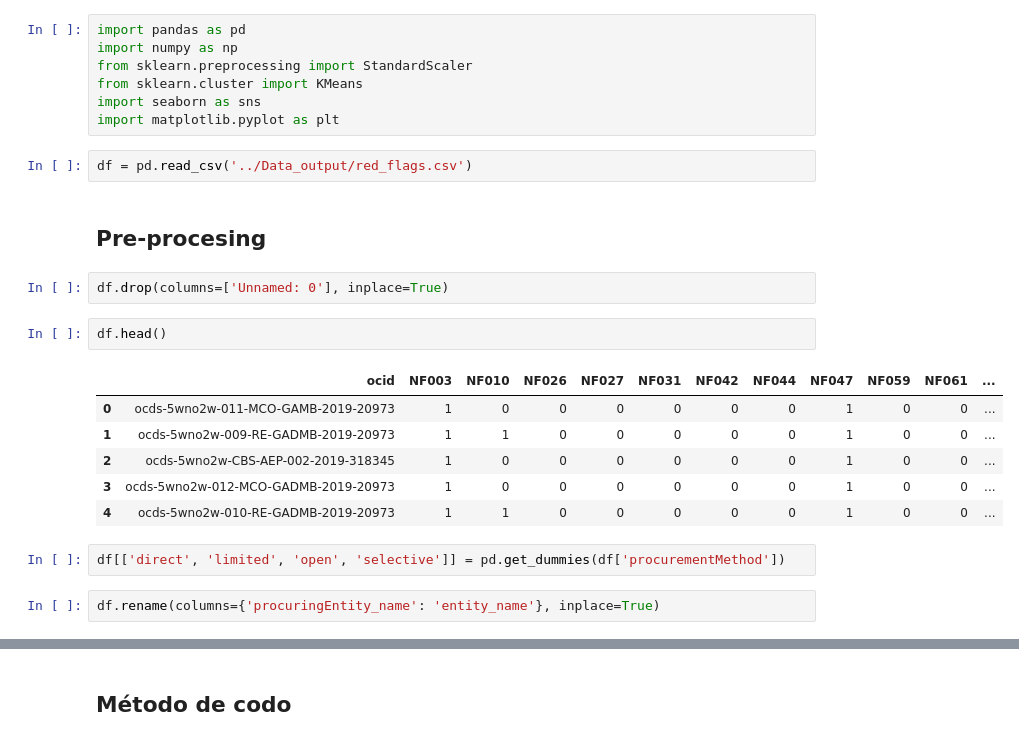
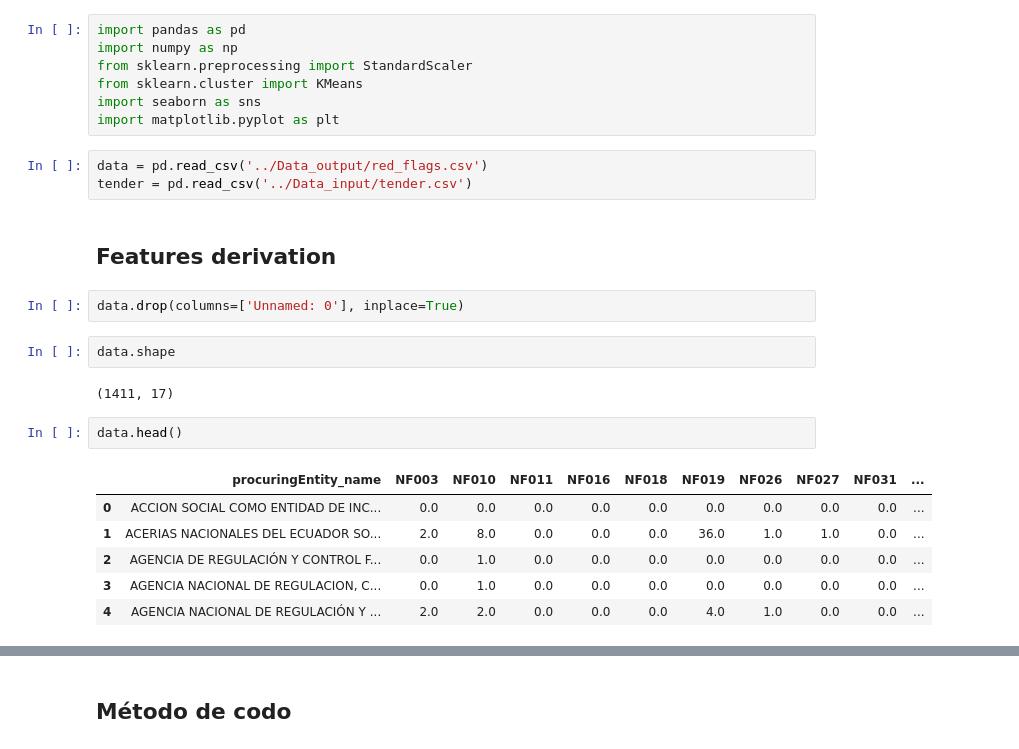
Before and after one commit to juasesan/RedFlag_analysis, a Jupyter notebook: Notebooks/4-Clustering.ipynb, the cells around one changed output, grey strips where cells are left out. Saved outputs shown, nothing was run; the diff lists cells and outputs as text.

```diff
--- a/Notebooks/4-Clustering.ipynb
+++ b/Notebooks/4-Clustering.ipynb
@@ -6,21 +6,22 @@ from sklearn.cluster import KMeans
 import seaborn as sns
 import matplotlib.pyplot as plt
 # %%
-df = pd.read_csv('../Data_output/red_flags.csv')
+data = pd.read_csv('../Data_output/red_flags.csv')
+tender = pd.read_csv('../Data_input/tender.csv')
 # %% [markdown]
-## Pre-procesing
+## Features derivation
 # %%
-df.drop(columns=['Unnamed: 0'], inplace=True)
+data.drop(columns=['Unnamed: 0'], inplace=True)
+# %%
+data.shape
+# %% [output]
+(1411, 17)
 # %%
-df.head()
+data.head()
 # %% [output]
-|  | ocid | NF003 | NF010 | NF026 | NF027 | NF031 | NF042 | NF044 | NF047 | NF059 | NF061 | ... |
-| 0 | ocds-5wno2w-011-MCO-GAMB-2019-20973 | 1 | 0 | 0 | 0 | 0 | 0 | 0 | 1 | 0 | 0 | ... |
-| 1 | ocds-5wno2w-009-RE-GADMB-2019-20973 | 1 | 1 | 0 | 0 | 0 | 0 | 0 | 1 | 0 | 0 | ... |
-| 2 | ocds-5wno2w-CBS-AEP-002-2019-318345 | 1 | 0 | 0 | 0 | 0 | 0 | 0 | 1 | 0 | 0 | ... |
-| 3 | ocds-5wno2w-012-MCO-GADMB-2019-20973 | 1 | 0 | 0 | 0 | 0 | 0 | 0 | 1 | 0 | 0 | ... |
-| 4 | ocds-5wno2w-010-RE-GADMB-2019-20973 | 1 | 1 | 0 | 0 | 0 | 0 | 0 | 1 | 0 | 0 | ... |
+|  | procuringEntity_name | NF003 | NF010 | NF011 | NF016 | NF018 | NF019 | NF026 | NF027 | NF031 | ... |
+| 0 | ACCION SOCIAL COMO ENTIDAD DE INC... | 0.0 | 0.0 | 0.0 | 0.0 | 0.0 | 0.0 | 0.0 | 0.0 | 0.0 | ... |
+| 1 | ACERIAS NACIONALES DEL ECUADOR SO... | 2.0 | 8.0 | 0.0 | 0.0 | 0.0 | 36.0 | 1.0 | 1.0 | 0.0 | ... |
+| 2 | AGENCIA DE REGULACIÓN Y CONTROL F... | 0.0 | 1.0 | 0.0 | 0.0 | 0.0 | 0.0 | 0.0 | 0.0 | 0.0 | ... |
+| 3 | AGENCIA NACIONAL DE REGULACION, C... | 0.0 | 1.0 | 0.0 | 0.0 | 0.0 | 0.0 | 0.0 | 0.0 | 0.0 | ... |
+| 4 | AGENCIA NACIONAL DE REGULACIÓN Y ... | 2.0 | 2.0 | 0.0 | 0.0 | 0.0 | 4.0 | 1.0 | 0.0 | 0.0 | ... |
-# %%
-df[['direct', 'limited', 'open', 'selective']] = pd.get_dummies(df['procurementMethod'])
-# %%
-df.rename(columns={'procuringEntity_name': 'entity_name'}, inplace=True)
```
Also changed, not shown: parts of 51 cells of this notebook, 1 other file.
